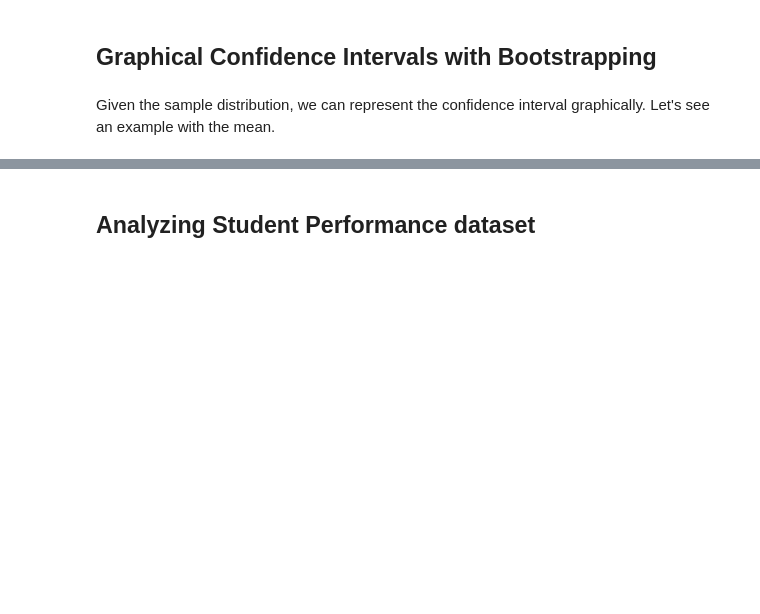
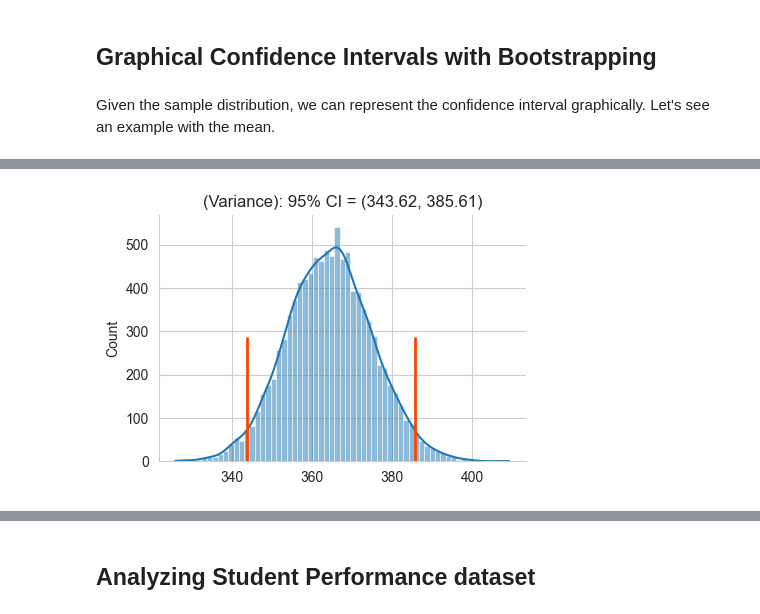
Before and after one commit to Goliath-Research/Computational-Statistics, a Jupyter notebook: 04-Inferential Statistics/02-Boot_Conf_Int.ipynb, the cells around one changed output, grey strips where cells are left out. Saved outputs shown, nothing was run; the diff lists cells and outputs as text; code cells hidden in the pictures; blank space fills up the shorter version.

```diff
--- a/04-Inferential Statistics/02-Boot_Conf_Int.ipynb
+++ b/04-Inferential Statistics/02-Boot_Conf_Int.ipynb
@@ -220,0 +226,4 @@ graphConfidenceInterval(mean_scores, 99)
+# %%
+graphConfidenceInterval(var_scores, 95, 'Variance')
+# %% [output]
+[figure, added]
```
Also changed, not shown: parts of 31 cells of this notebook, 1 other file.
